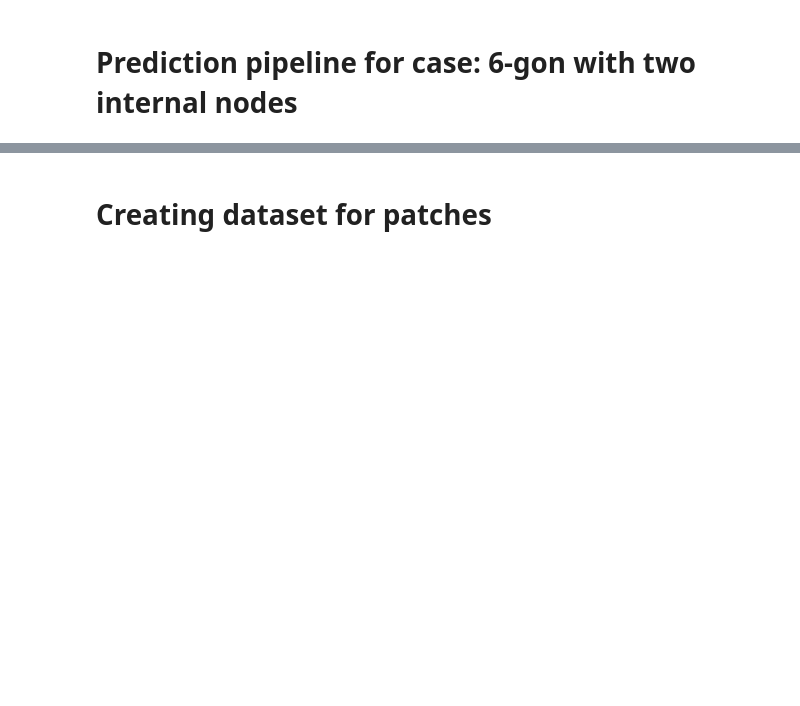
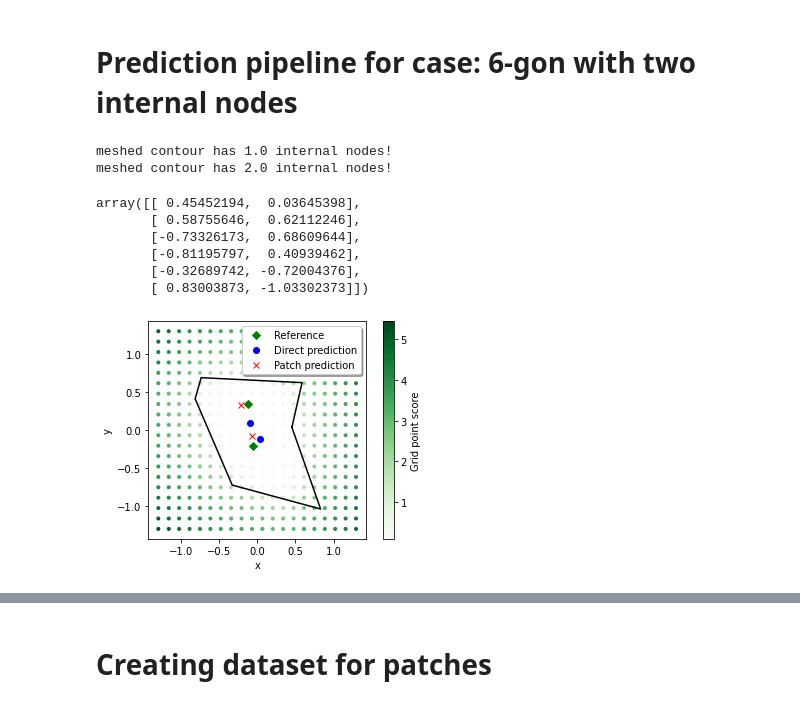
Before and after one commit to Siljekka/GrasshopperMeshAI, a Jupyter notebook: MeshPoints/MachineLearning/nn2.ipynb, the cells around one changed output, grey strips where cells are left out. Cells and saved outputs as stored; diff of their text form; code cells hidden in the pictures; blank space fills up the shorter version.

```diff
--- a/MeshPoints/MachineLearning/nn2.ipynb
+++ b/MeshPoints/MachineLearning/nn2.ipynb
@@ -32,7 +32,7 @@ def predict_internal_node_count() -> int:
 
 
 # Pre-processing method for nn2.
-def prediction_pipeline_nn2(contour, internal_node_count):
+def prediction_pipeline_nn2(contour, internal_node_count, grid_model: tf.keras.models.Model):
 
     # Predict internal node count using neural network 1.
     internal_node_count = predict_internal_node_count()
@@ -45,10 +45,6 @@ def prediction_pipeline_nn2(contour, internal_node_count):
     transformed_contour = pp.procrustes(contour)['transformed_contour']
     transformed_contour_data = [coordinate for point in transformed_contour for coordinate in point]
 
-    # Load model from file
-    model = tf.keras.models.load_model('model/correct-dropout-last')
-    # model.summary()
-
     # Get patch data
     for patch in patches:
         patch_data = [coordinate for point in patch for coordinate in point.get_coordinates()]
@@ -58,7 +54,7 @@ def prediction_pipeline_nn2(contour, internal_node_count):
         prediction_data = np.expand_dims(features, axis=0)
 
         # Predict
-        prediction_result = model(prediction_data).numpy()
+        prediction_result = grid_model(prediction_data).numpy()
 
         # Write predicted score to the point grid
         for i, p in enumerate(patch):
@@ -67,12 +63,9 @@ def prediction_pipeline_nn2(contour, internal_node_count):
     return point_grid
 
 
-def direct_prediction_pipeline(contour_input_2):
+def direct_prediction_pipeline(contour_input_2, direct_model: tf.keras.models.Model):
     # Pre-process contour with procrustes superimposition
     transformed_contour_data = [coordinate for point in contour_input_2 for coordinate in point]
-
-    # Load model
-    direct_model = tf.keras.models.load_model("model/direct-internal-nodes-correct")
 
     # Define prediction data
     features = transformed_contour_data
@@ -83,6 +76,16 @@ def direct_prediction_pipeline(contour_input_2):
 
     return direct_prediction_result
 
+# =======================
+#     Initialization
+# =======================
+import gmsh
+
+grid_model_path = 'model/thesis-grid-1'
+direct_model_path = 'model/direct-internal-nodes-correct'
+gmsh.initialize()
+direct_model = tf.keras.models.load_model(direct_model_path)
+grid_model = tf.keras.models.load_model(grid_model_path)
 
 # Naive way of only checking the results on contours that the reference mesher would insert two points into
 meshed_internal_node_count = -1
@@ -96,13 +99,14 @@ while meshed_internal_node_count != 2:
     meshed_internal_points = meshed_contour[-4:]
     meshed_internal_node_count = int(meshed_contour[13])
     print(f"meshed contour has {meshed_contour[13]} internal nodes!")
+gmsh.finalize()
 
-predicted_point_grid = prediction_pipeline_nn2(transformed_contour, internal_node_count)
+# Grid point prediction
+predicted_point_grid = prediction_pipeline_nn2(transformed_contour, internal_node_count, grid_model)
 pg_internal_nodes = generate_internal_nodes_from_grid_score(predicted_point_grid, internal_node_count)
 
-
 # Direct prediction without point grid
-predicted_internal_nodes = direct_prediction_pipeline(contour)[0]
+predicted_internal_nodes = direct_prediction_pipeline(contour, direct_model)[0]
 
 
 """
@@ -110,30 +114,42 @@ predicted_internal_nodes = direct_prediction_pipeline(contour)[0]
 |       PLOTTING
 |-------------------------
 """
 flat_pgp = [point for row in predicted_point_grid for point in row]
 
 pgp_x = [p.x for p in flat_pgp]
 pgp_y = [p.y for p in flat_pgp]
 pgp_s = [p.score for p in flat_pgp]
 
 # Plot predicted points (green)
 # plt.grid(b=True)
 pl0 = plt.plot([meshed_internal_points[0], meshed_internal_points[2]],
          [meshed_internal_points[1], meshed_internal_points[3]], 'gD',
             label="Reference",
             )
 pl2 = plt.plot([predicted_internal_nodes[0], predicted_internal_nodes[2]],
                [predicted_internal_nodes[1], predicted_internal_nodes[3]],
                'bo',
                label="Direct prediction"
 )
 pl1 = plt.plot([x[0] for x in pg_internal_nodes], [y[1] for y in pg_internal_nodes], 'rx', label="Patch prediction")
 # Plot transformed contour
 pl3 = pp.plot_polygon(transformed_contour, style='k')
 
 # Plot point grid
 pl4 = plt.scatter(pgp_x, pgp_y, c=pgp_s, cmap=plt.cm.Greens, marker='.')
 plt.colorbar(label="Grid point score")
 plt.legend(loc='upper right', shadow='true')
+plt.xlabel("x")
+plt.ylabel("y")
 plt.gca().set_aspect('equal')
 transformed_contour
+# %% [output]
+meshed contour has 1.0 internal nodes!
+meshed contour has 2.0 internal nodes!
+array([[ 0.45452194,  0.03645398],
+       [ 0.58755646,  0.62112246],
+       [-0.73326173,  0.68609644],
+       [-0.81195797,  0.40939462],
+       [-0.32689742, -0.72004376],
+       [ 0.83003873, -1.03302373]])
+[figure, added]
```
Also changed, not shown: parts of 5 cells of this notebook, 1 other file.
